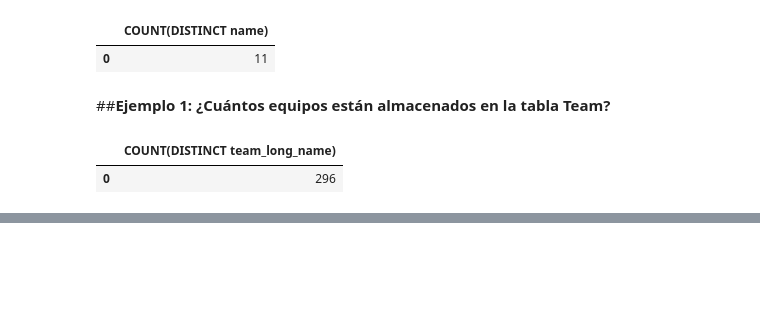
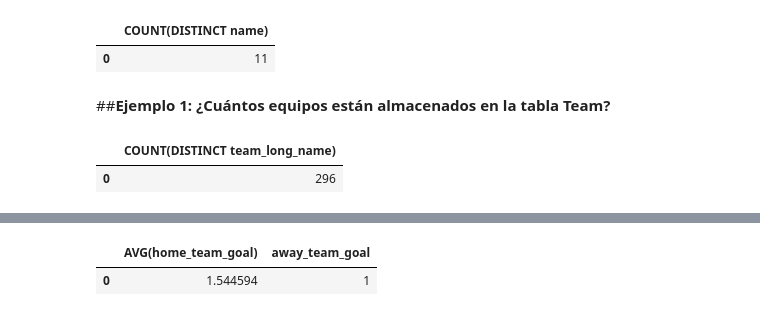
Before and after one commit to Vivianab89/Curso_Talento_Tech, a Jupyter notebook: Taller_SQL_práctico.ipynb, the cells around one changed output, grey strips where cells are left out. Drawn from its saved outputs; the diff is of its cells as text; code cells hidden in the pictures; blank space fills up the shorter version.

```diff
--- a/Taller_SQL_práctico.ipynb
+++ b/Taller_SQL_práctico.ipynb
@@ -380,0 +438,11 @@ count_equipos
+# %%
+#Ingrese la la consulta SQL entre un par de 3 comillas dobles: """consulta SQL""" después de la palabra query =
+
+query = """SELECT AVG(home_team_goal), (away_team_goal) FROM Match"""
+
+#No modificar lo siguiente:
+avg_teamgoals = pd.read_sql(query, conn)
+avg_teamgoals
+# %% [output]
+|  | AVG(home_team_goal) | away_team_goal |
+| 0 | 1.544594 | 1 |
```
Also changed, not shown: parts of 15 cells of this notebook.
